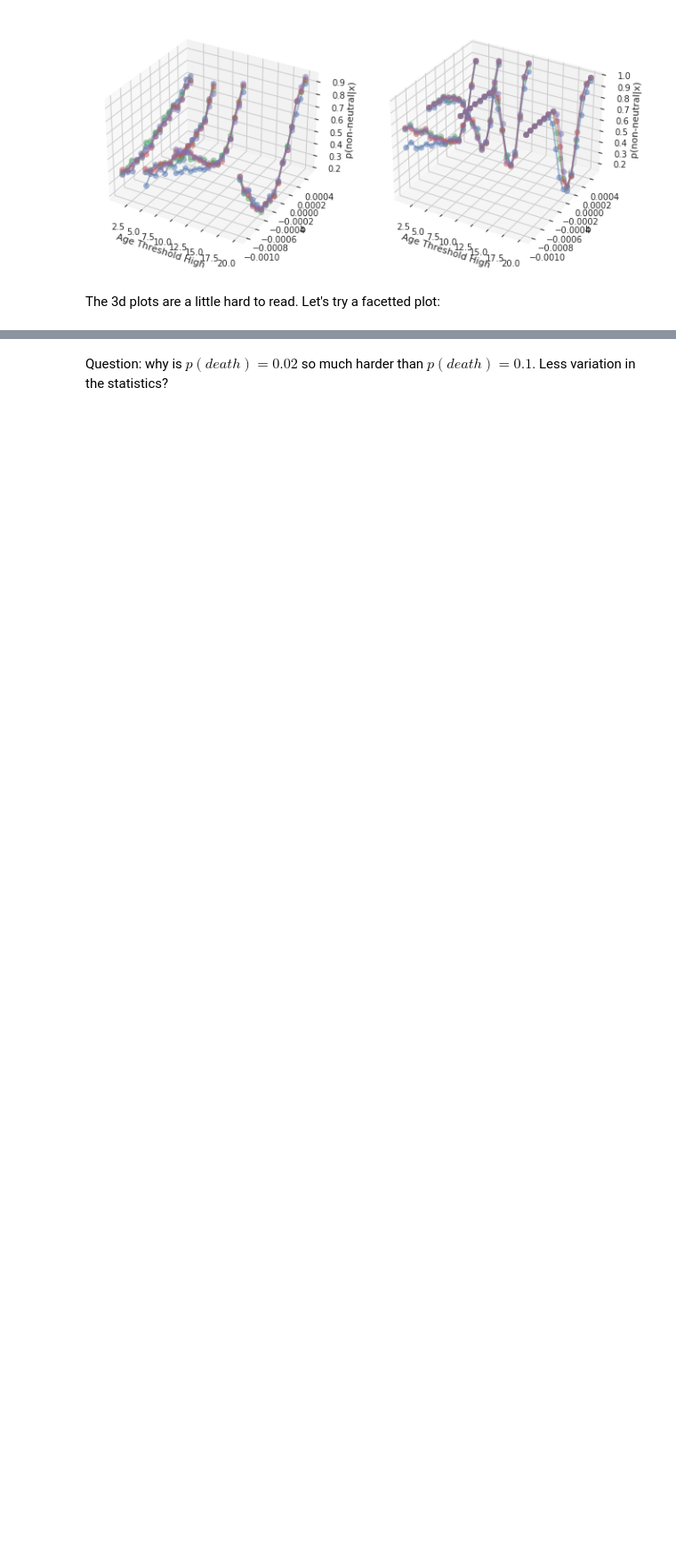
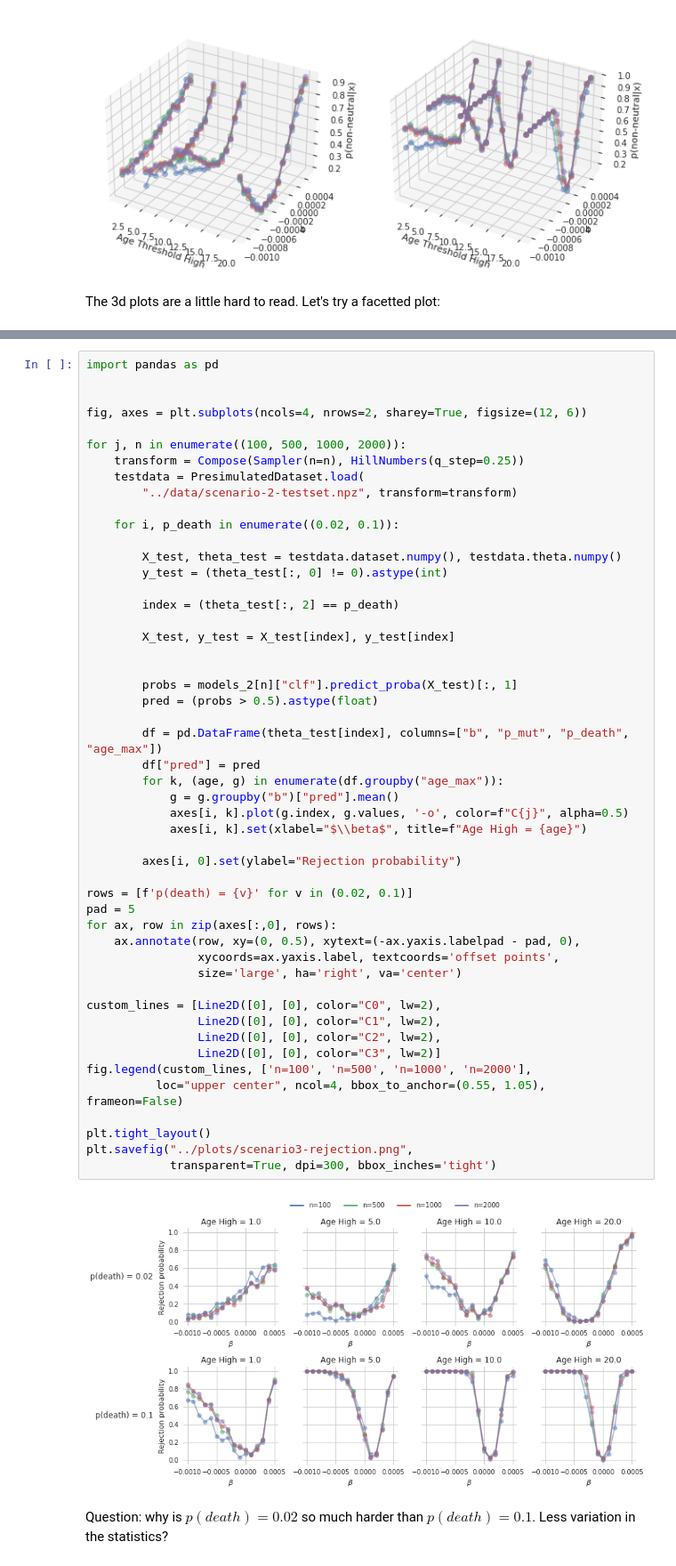
Before and after one commit to annenna4/Interplay-between-age-structure-and-cultural-transmission, a Jupyter notebook: notebooks/scenario-analysis.ipynb, the cells around one changed output, grey strips where cells are left out. Shown: that part at 89% size. Saved outputs shown, nothing was run; the diff lists cells and outputs as text; blank space fills up the shorter version.

```diff
--- a/notebooks/scenario-analysis.ipynb
+++ b/notebooks/scenario-analysis.ipynb
@@ -342,2 +387,54 @@ plt.tight_layout()
+# %%
+import pandas as pd
+
+
+fig, axes = plt.subplots(ncols=4, nrows=2, sharey=True, figsize=(12, 6))
+
+for j, n in enumerate((100, 500, 1000, 2000)):
+    transform = Compose(Sampler(n=n), HillNumbers(q_step=0.25))
+    testdata = PresimulatedDataset.load(
+        "../data/scenario-2-testset.npz", transform=transform)
+
+    for i, p_death in enumerate((0.02, 0.1)):
+
+        X_test, theta_test = testdata.dataset.numpy(), testdata.theta.numpy()
+        y_test = (theta_test[:, 0] != 0).astype(int)
+
+        index = (theta_test[:, 2] == p_death)
+
+        X_test, y_test = X_test[index], y_test[index]
+
+
+        probs = models_2[n]["clf"].predict_proba(X_test)[:, 1]
+        pred = (probs > 0.5).astype(float)
+
+        df = pd.DataFrame(theta_test[index], columns=["b", "p_mut", "p_death", "age_max"])
+        df["pred"] = pred
+        for k, (age, g) in enumerate(df.groupby("age_max")):
+            g = g.groupby("b")["pred"].mean()
+            axes[i, k].plot(g.index, g.values, '-o', color=f"C{j}", alpha=0.5)
+            axes[i, k].set(xlabel="$\\beta$", title=f"Age High = {age}")
+
+        axes[i, 0].set(ylabel="Rejection probability")
+
+rows = [f'p(death) = {v}' for v in (0.02, 0.1)]
+pad = 5
+for ax, row in zip(axes[:,0], rows):
+    ax.annotate(row, xy=(0, 0.5), xytext=(-ax.yaxis.labelpad - pad, 0),
+                xycoords=ax.yaxis.label, textcoords='offset points',
+                size='large', ha='right', va='center')
+
+custom_lines = [Line2D([0], [0], color="C0", lw=2),
+                Line2D([0], [0], color="C1", lw=2),
+                Line2D([0], [0], color="C2", lw=2),
+                Line2D([0], [0], color="C3", lw=2)]
+fig.legend(custom_lines, ['n=100', 'n=500', 'n=1000', 'n=2000'],
+          loc="upper center", ncol=4, bbox_to_anchor=(0.55, 1.05), frameon=False)
+
+plt.tight_layout()
+plt.savefig("../plots/scenario3-rejection.png",
+            transparent=True, dpi=300, bbox_inches='tight')
+# %% [output]
+[figure, added]
 # %% [markdown]
 Question: why is $p(death) = 0.02$ so much harder than $p(death) = 0.1$. Less variation in the statistics?
```
Also changed, not shown: parts of 13 cells of this notebook, 3 other files.
